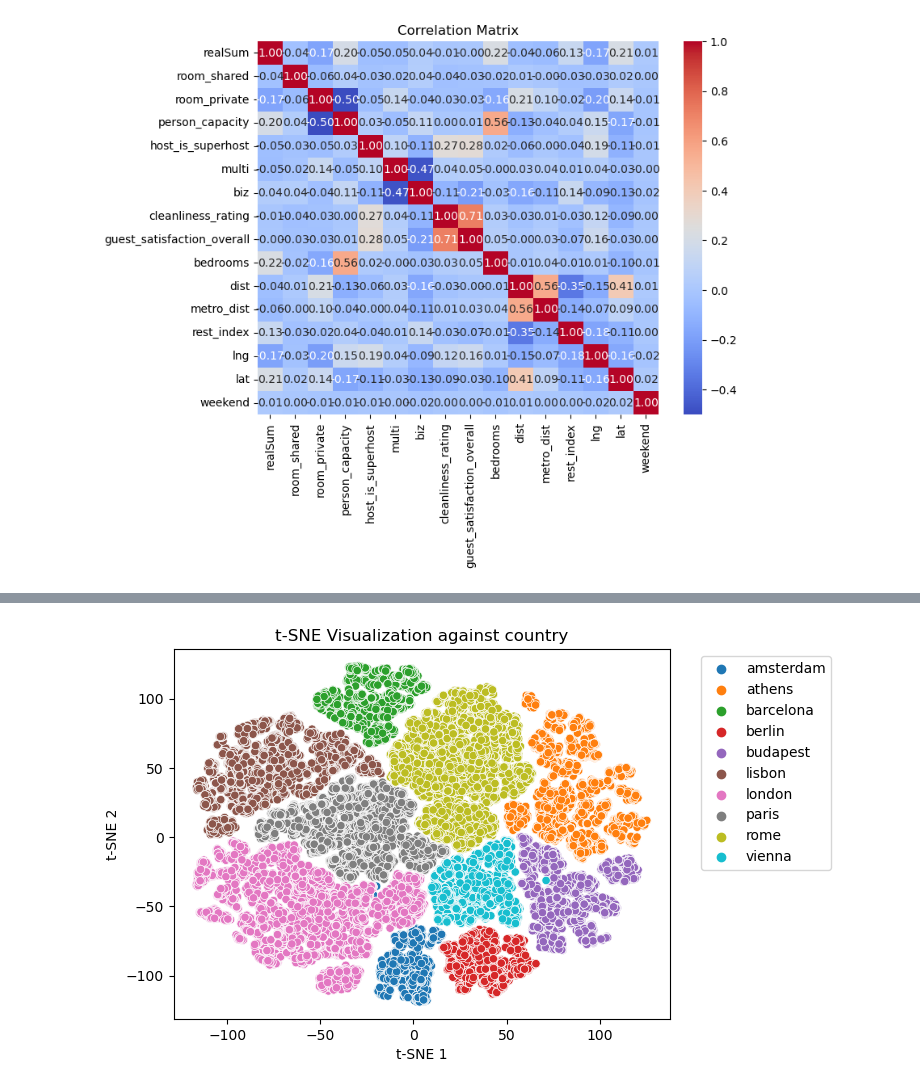
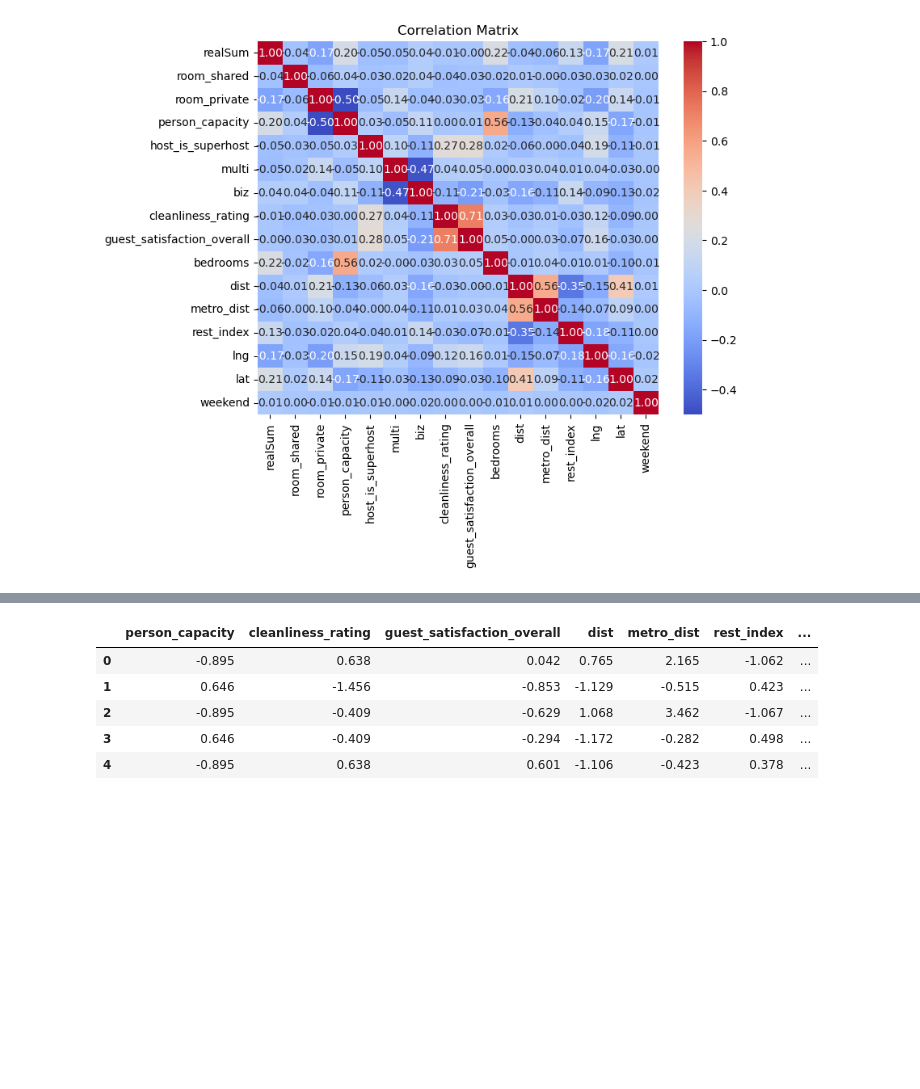
Before and after one commit to didiii-e/cs109a_final, a Jupyter notebook: final_proj_work.ipynb, the cells around one changed output, grey strips where cells are left out. Saved outputs shown, nothing was run; the diff lists cells and outputs as text; code cells hidden in the pictures; blank space fills up the shorter version.

```diff
--- a/final_proj_work.ipynb
+++ b/final_proj_work.ipynb
@@ -197,10 +212,20 @@ plt.show()
 # %%
-#plt.scatter(tsne_df['t-SNE1'], tsne_df['t-SNE2'])
-sns.scatterplot(x='t-SNE1', y='t-SNE2', hue='country', data=tsne_df)
-plt.title('t-SNE Visualization against country')
-plt.xlabel('t-SNE 1')
-plt.ylabel('t-SNE 2')
-plt.legend(bbox_to_anchor=(1.05, 1), loc='upper left')
-plt.show()
+# #plt.scatter(tsne_df['t-SNE1'], tsne_df['t-SNE2'])
+# sns.scatterplot(x='t-SNE1', y='t-SNE2', hue='country', data=tsne_df)
+# plt.title('t-SNE Visualization against country')
+# plt.xlabel('t-SNE 1')
+# plt.ylabel('t-SNE 2')
+# plt.legend(bbox_to_anchor=(1.05, 1), loc='upper left')
+# plt.show()
-# %% [output]
-[figure, removed]
+# %%
+airbnbData = pd.read_csv("countries_cleaned_new.csv")
+airbnbData.head()
+# airbnbData.shape
+# airbnbData.dtypes
+# %% [output]
+|  | person_capacity | cleanliness_rating | guest_satisfaction_overall | dist | metro_dist | rest_index | ... |
+| 0 | -0.895 | 0.638 | 0.042 | 0.765 | 2.165 | -1.062 | ... |
+| 1 | 0.646 | -1.456 | -0.853 | -1.129 | -0.515 | 0.423 | ... |
+| 2 | -0.895 | -0.409 | -0.629 | 1.068 | 3.462 | -1.067 | ... |
+| 3 | 0.646 | -0.409 | -0.294 | -1.172 | -0.282 | 0.498 | ... |
+| 4 | -0.895 | 0.638 | 0.601 | -1.106 | -0.423 | 0.378 | ... |
```
Also changed, not shown: parts of 10 cells of this notebook.
